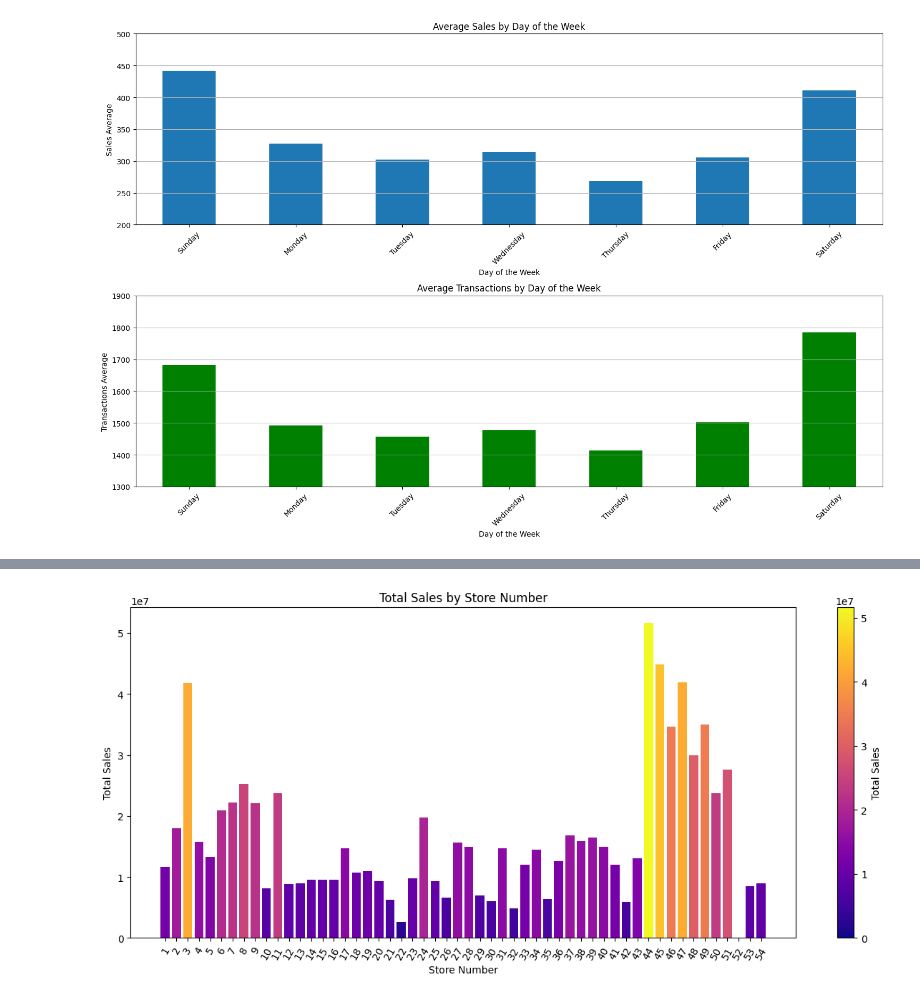
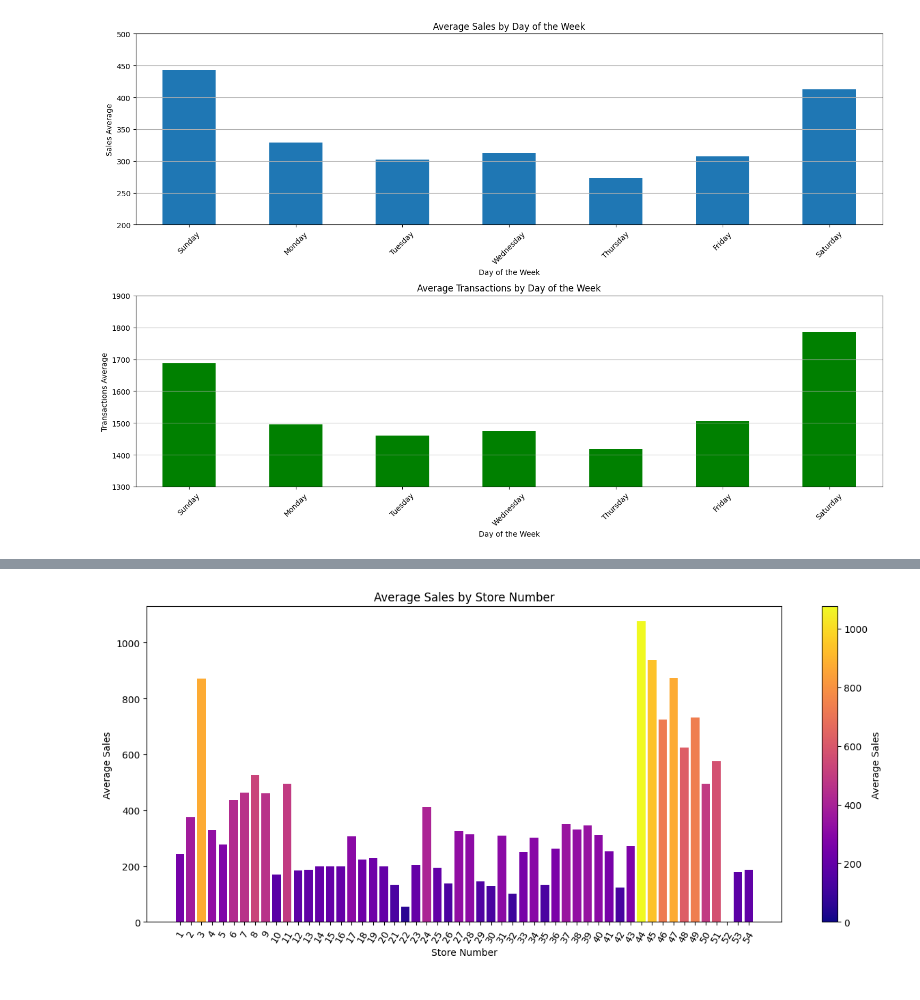
Before and after one commit to Ribeiro-Victor/coc602-data-mining, a Jupyter notebook: task_02/store_sales.ipynb, the cells around one changed output, grey strips where cells are left out. Drawn from its saved outputs; the diff is of its cells as text; code cells hidden in the pictures.

```diff
--- a/task_02/store_sales.ipynb
+++ b/task_02/store_sales.ipynb
@@ -57,0 +133,15 @@ test_dataset
+# %%
+min_date = oil_df['date'].min()
+max_date = oil_df['date'].max()
+expected_dates = pd.date_range(start=min_date, end=max_date)
+missing_dates = expected_dates[~expected_dates.isin(oil_df['date'])]
+print(missing_dates)
+
+missing_dates_df = pd.DataFrame({'date': missing_dates, 'dcoilwtico': np.nan})
+oil_df_concat = pd.concat([oil_df, missing_dates_df])
+
+min_date = oil_df_concat['date'].min()
+max_date = oil_df_concat['date'].max()
+expected_dates = pd.date_range(start=min_date, end=max_date)
+missing_dates = expected_dates[~expected_dates.isin(oil_df_concat['date'])]
+print(missing_dates)
@@ -57,0 +158,4 @@ test_dataset
+# %%
+oil_df_concat = oil_df_concat.sort_values(by='date').reset_index(drop=True)
+oil_df = oil_df_concat.fillna(method='backfill')
+show_missing_values({'Oil': oil_df})
@@ -57,0 +173,7 @@ test_dataset
+# %%
+merged = original_train_dataset.merge(stores_df, on='store_nbr', how='left')
+merged = merged.merge(oil_df, on='date', how='left')
+merged = merged.merge(holiday_df, on='date', how='left')
+merged.fillna('No holiday', inplace=True)
+
+merged
@@ -58,3 +217,6 @@ test_dataset
+# %%
+cutoff_date = pd.to_datetime('2017-01-01')
+train_dataset = merged[merged['date'] < cutoff_date].copy()
 # %%
 submission_test_dataset = pd.read_csv('data/test.csv')
 submission_test_dataset['date'] = pd.to_datetime(submission_test_dataset['date'])
@@ -222,21 +383,21 @@ plt.show()
 # %%
-sales_by_store = train_dataset.groupby('store_nbr')['sales'].sum().reset_index()
+sales_by_store = train_dataset.groupby('store_nbr')['sales'].mean().reset_index()
 sales_by_store = sales_by_store.sort_values('store_nbr')
 norm = plt.Normalize(sales_by_store['sales'].min(), sales_by_store['sales'].max())
 
 fig, ax = plt.subplots(figsize=(15, 6))
 bars = ax.bar(sales_by_store['store_nbr'], sales_by_store['sales'], color=plt.cm.plasma(norm(sales_by_store['sales'])))
 ax.set_xticks(sales_by_store['store_nbr'])
 ax.set_xticklabels(sales_by_store['store_nbr'], rotation=60)
-plt.title('Total Sales by Store Number')
+plt.title('Average Sales by Store Number')
 plt.xlabel('Store Number')
-plt.ylabel('Total Sales')
+plt.ylabel('Average Sales')
 
 cax, _ = plt.cm.ScalarMappable(cmap="plasma", norm=norm), ax
 cbar = fig.colorbar(cax, ax=ax)
-cbar.set_label('Total Sales')
+cbar.set_label('Average Sales')
 
 plt.show()
 # %% [output]
-[figure, old version]
+[figure, new version]
 # %%
```
Also changed, not shown: parts of 39 cells of this notebook.
